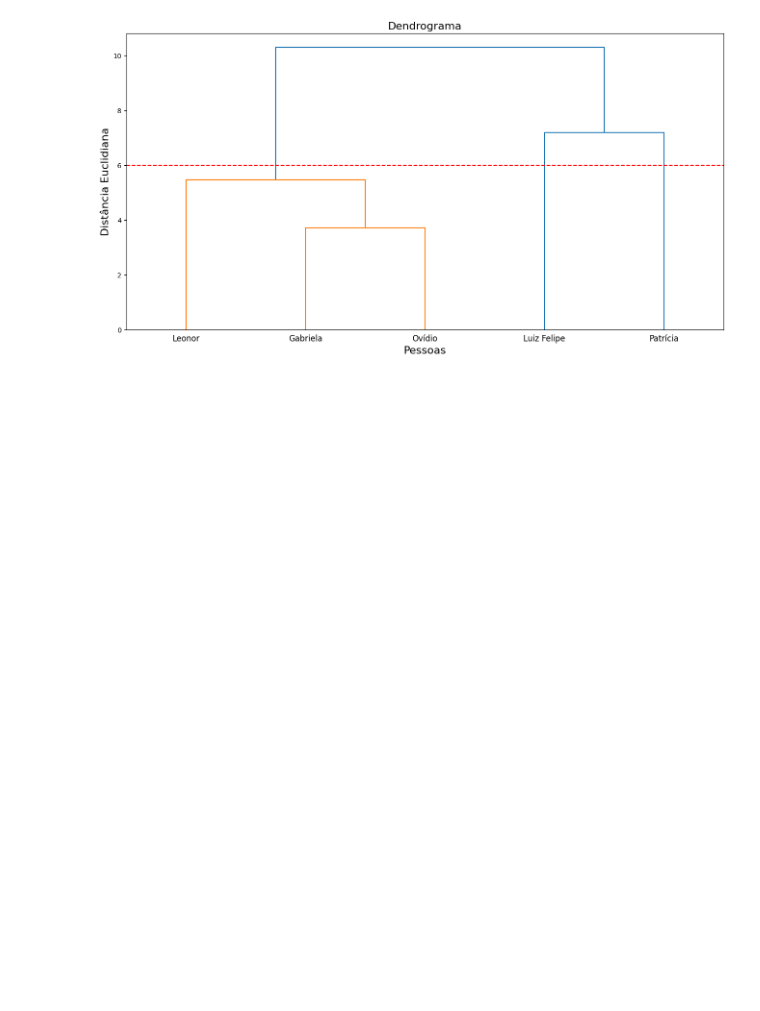
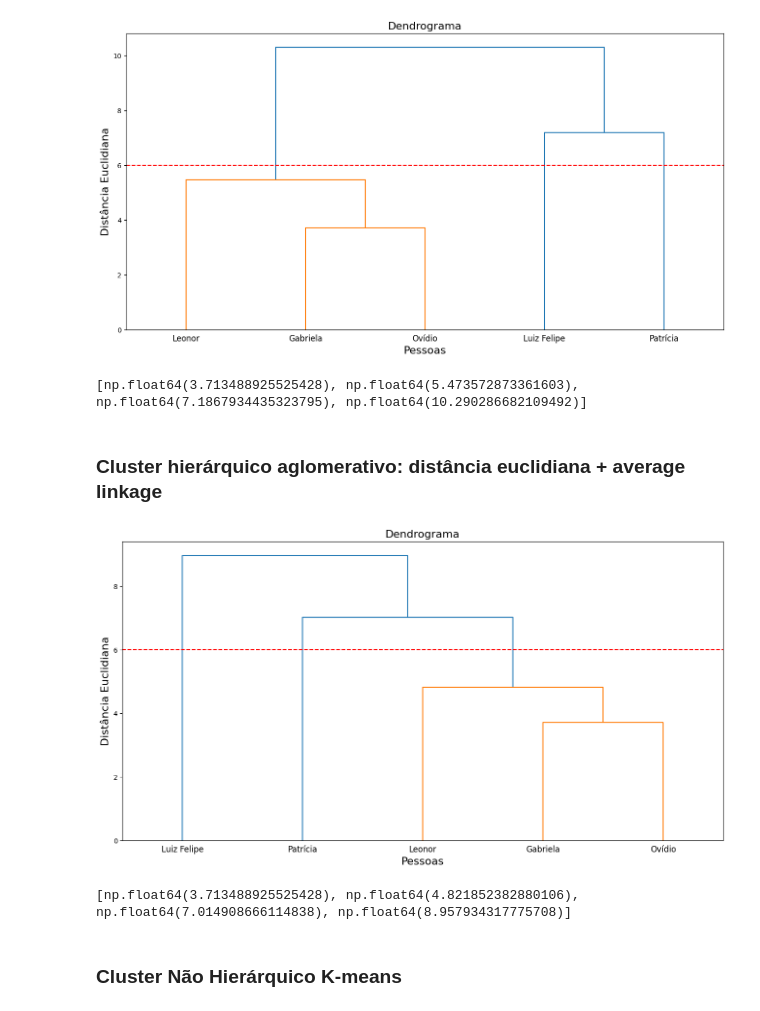
Before and after one commit to guilhermecanfield/clustering, a Jupyter notebook: clusterizacao_hierarquica_aglomerativa.ipynb, the cells around one changed output. Saved outputs shown, nothing was run; the diff lists cells and outputs as text; code cells hidden in the pictures; blank space fills up the shorter version.

Commit message:
finalizacao alomerative cluster

```diff
--- a/clusterizacao_hierarquica_aglomerativa.ipynb
+++ b/clusterizacao_hierarquica_aglomerativa.ipynb
@@ -163,3 +163,47 @@ plt.axhline(y = 6, color = 'red', linestyle = '--')
 plt.show()
 # %% [output]
 [figure]
+# %%
+# Gerando a variável com a indicação do cluster no dataset
+
+cluster_comp = AgglomerativeClustering(n_clusters = 3, metric = 'euclidean', linkage = 'complete')
+indica_cluster_comp = cluster_comp.fit_predict(vest)
+dados_vest['cluster_complete'] = indica_cluster_comp
+dados_vest['cluster_complete'] = dados_vest['cluster_complete'].astype('category')
+
+# Coeficientes do esquema hierárquico de aglomeração (complete)
+coef_complete = [y[1] for y in dendrogram_c['dcoord']]
+print(coef_complete)
+# %% [output]
+[np.float64(3.713488925525428), np.float64(5.473572873361603), np.float64(7.1867934435323795), np.float64(10.290286682109492)]
+# %% [markdown]
+### Cluster hierárquico aglomerativo: distância euclidiana + average linkage
+# %%
+# Gerando o dendrograma
+## Distância euclidiana e método de encadeamento average linkage
+
+plt.figure(figsize=(16,8))
+dend_avg = sch.linkage(vest, method = 'average', metric = 'euclidean')
+dendrogram_a = sch.dendrogram(dend_avg, color_threshold = 6, labels = list(dados_vest.estudante))
+plt.title('Dendrograma', fontsize=16)
+plt.xlabel('Pessoas', fontsize=16)
+plt.ylabel('Distância Euclidiana', fontsize=16)
+plt.axhline(y = 6, color = 'red', linestyle = '--')
+plt.show()
+# %% [output]
+[figure, added]
+# %%
+# Gerando a variável com a indicação do cluster no dataset
+
+cluster_avg = AgglomerativeClustering(n_clusters = 3, metric = 'euclidean', linkage = 'average')
+indica_cluster_avg = cluster_avg.fit_predict(vest)
+dados_vest['cluster_average'] = indica_cluster_avg
+dados_vest['cluster_average'] = dados_vest['cluster_average'].astype('category')
+
+# Coeficientes do esquema hierárquico de aglomeração (average)
+coef_avg = [y[1] for y in dendrogram_a['dcoord']]
+print(coef_avg)
+# %% [output]
+[np.float64(3.713488925525428), np.float64(4.821852382880106), np.float64(7.014908666114838), np.float64(8.957934317775708)]
+# %% [markdown]
+### Cluster Não Hierárquico K-means
```
Also changed, not shown: parts of 8 cells of this notebook.
